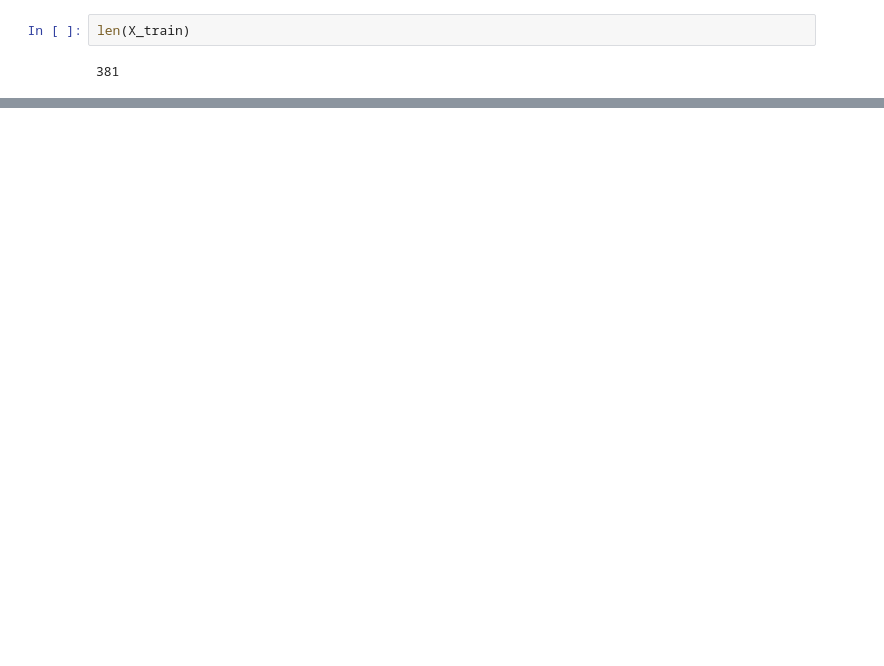
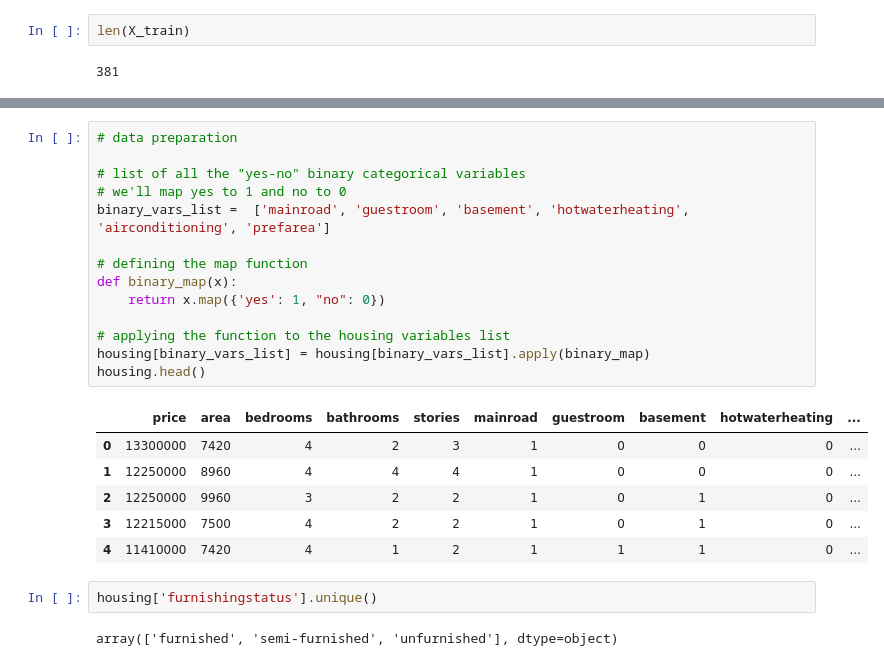
Before and after one commit to michaelreadyone/Kaggle, a Jupyter notebook: Examples/CrossValidationWithLinearRegression.ipynb, the cells around one changed output, grey strips where cells are left out. Saved outputs shown, nothing was run; the diff lists cells and outputs as text; blank space fills up the shorter version.

```diff
--- a/Examples/CrossValidationWithLinearRegression.ipynb
+++ b/Examples/CrossValidationWithLinearRegression.ipynb
@@ -160,0 +189,25 @@ Polynomial degree 20: train score=-2.48, test score=-3.0
+# %%
+# data preparation
+
+# list of all the "yes-no" binary categorical variables
+# we'll map yes to 1 and no to 0
+binary_vars_list =  ['mainroad', 'guestroom', 'basement', 'hotwaterheating', 'airconditioning', 'prefarea']
+
+# defining the map function
+def binary_map(x):
+    return x.map({'yes': 1, "no": 0})
+
+# applying the function to the housing variables list
+housing[binary_vars_list] = housing[binary_vars_list].apply(binary_map)
+housing.head()
+# %% [output]
+|  | price | area | bedrooms | bathrooms | stories | mainroad | guestroom | basement | hotwaterheating | ... |
+| 0 | 13300000 | 7420 | 4 | 2 | 3 | 1 | 0 | 0 | 0 | ... |
+| 1 | 12250000 | 8960 | 4 | 4 | 4 | 1 | 0 | 0 | 0 | ... |
+| 2 | 12250000 | 9960 | 3 | 2 | 2 | 1 | 0 | 1 | 0 | ... |
+| 3 | 12215000 | 7500 | 4 | 2 | 2 | 1 | 0 | 1 | 0 | ... |
+| 4 | 11410000 | 7420 | 4 | 1 | 2 | 1 | 1 | 1 | 0 | ... |
+# %%
+housing['furnishingstatus'].unique()
+# %% [output]
+array(['furnished', 'semi-furnished', 'unfurnished'], dtype=object)
```
Also changed, not shown: parts of 29 cells of this notebook, 6 other files.
